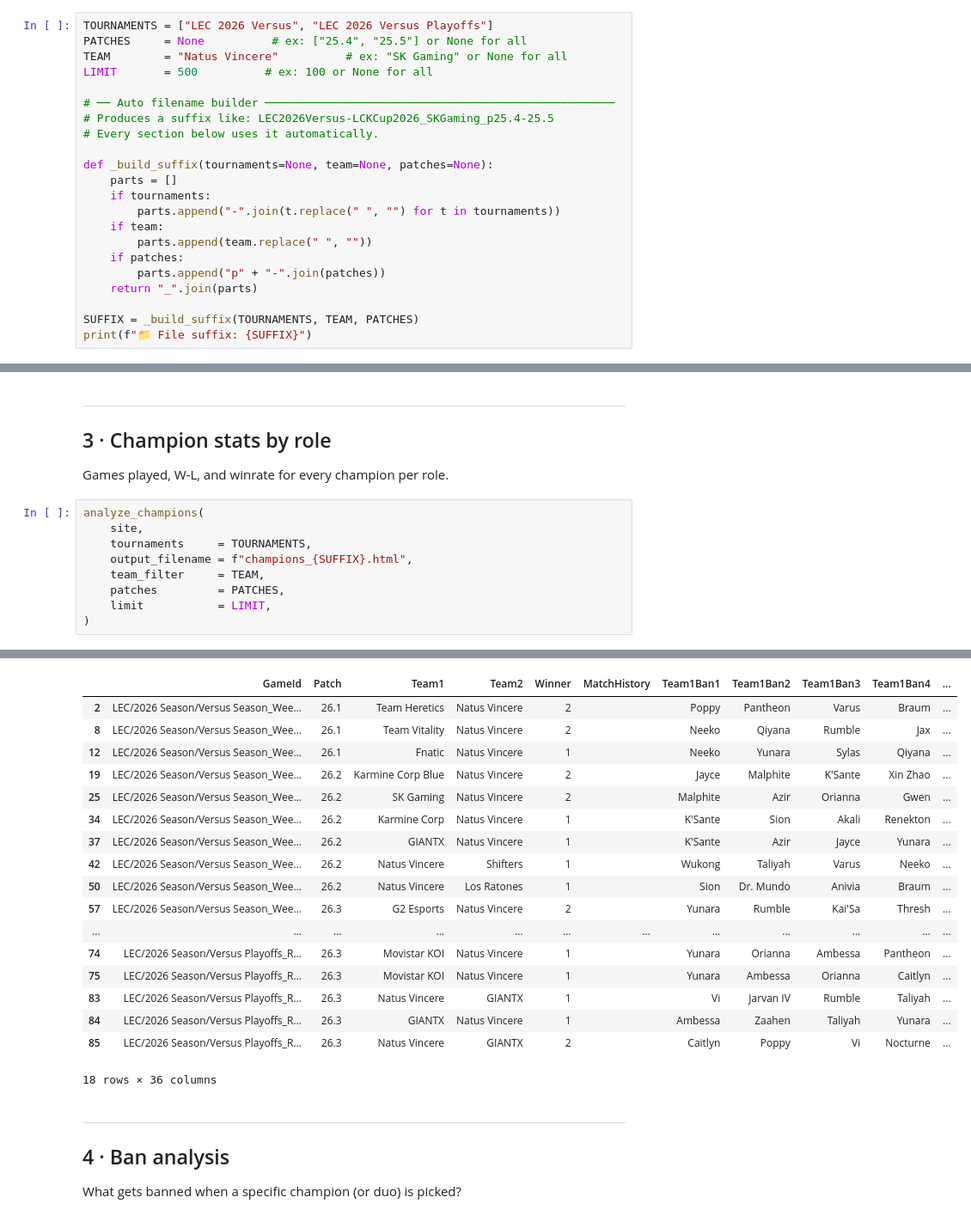
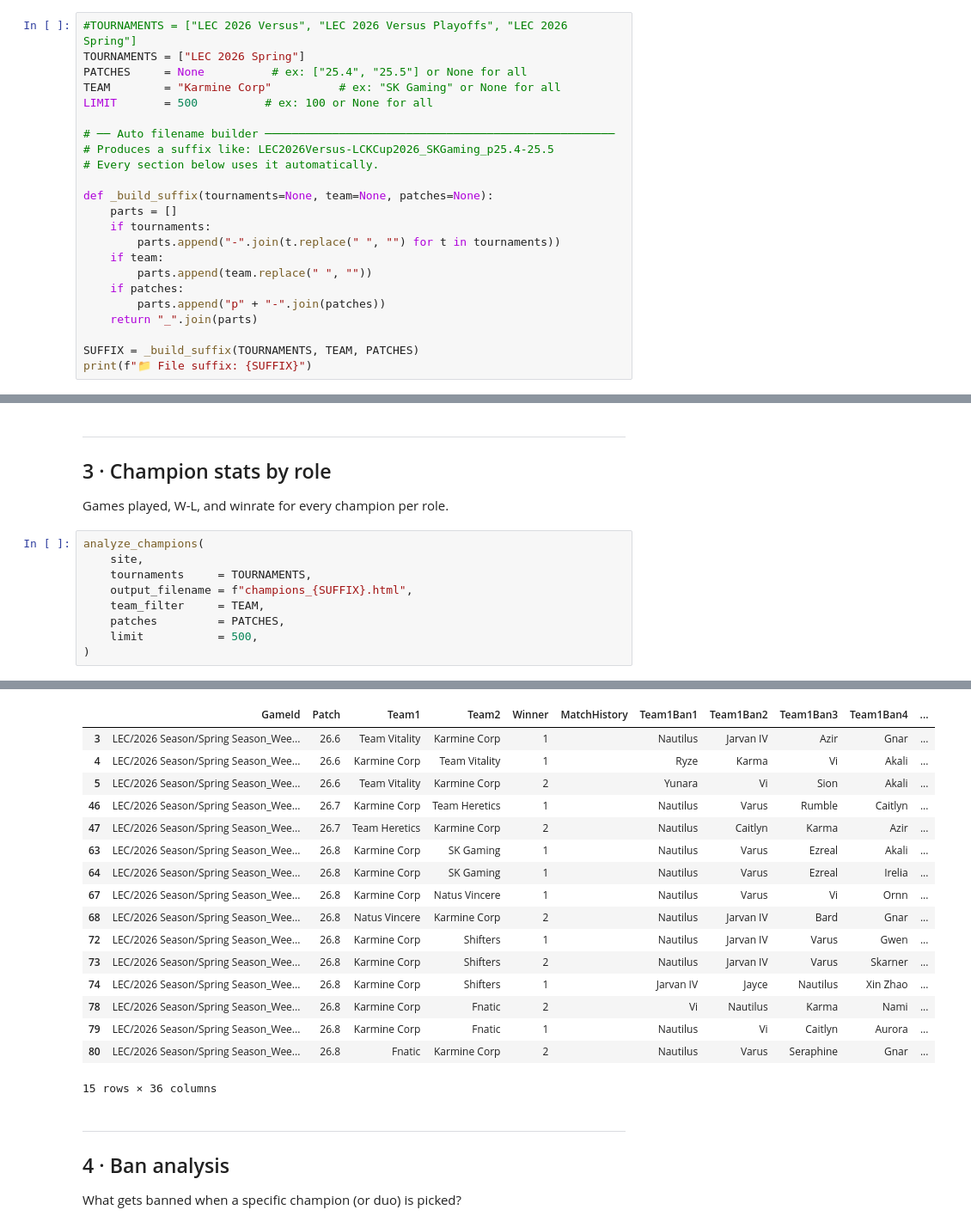
Before and after one commit to NomisRiven/Scrapper-leaguepedia, a Jupyter notebook: draft_queries.ipynb, the cells around one changed output, grey strips where cells are left out. Shown at 86% size. Drawn from its saved outputs; the diff is of its cells as text.

```diff
--- a/draft_queries.ipynb
+++ b/draft_queries.ipynb
@@ -10,9 +10,10 @@ site = connect_to_leaguepedia()
 # %% [markdown]
 ## ⚙️ Config
 # %%
-TOURNAMENTS = ["LEC 2026 Versus", "LEC 2026 Versus Playoffs"]
+#TOURNAMENTS = ["LEC 2026 Versus", "LEC 2026 Versus Playoffs", "LEC 2026 Spring"]
+TOURNAMENTS = ["LEC 2026 Spring"]
 PATCHES     = None          # ex: ["25.4", "25.5"] or None for all
-TEAM        = "Natus Vincere"          # ex: "SK Gaming" or None for all
+TEAM        = "Karmine Corp"          # ex: "SK Gaming" or None for all
 LIMIT       = 500          # ex: 100 or None for all
 
 # ── Auto filename builder ────────────────────────────────────────────────────
@@ -151,7 +212,7 @@ analyze_champions(
     output_filename = f"champions_{SUFFIX}.html",
     team_filter     = TEAM,
     patches         = PATCHES,
-    limit           = LIMIT,
+    limit           = 500,
 )
 # %% [output]
 ============================================================
@@ -174,21 +235,20 @@ Total de games analysées: 18
 |  | GameId | Patch | Team1 | Team2 | Winner | MatchHistory | Team1Ban1 | Team1Ban2 | Team1Ban3 | Team1Ban4 | ... |
-| 2 | LEC/2026 Season/Versus Season_Wee... | 26.1 | Team Heretics | Natus Vincere | 2 |  | Poppy | Pantheon | Varus | Braum | ... |
-| 8 | LEC/2026 Season/Versus Season_Wee... | 26.1 | Team Vitality | Natus Vincere | 2 |  | Neeko | Qiyana | Rumble | Jax | ... |
-| 12 | LEC/2026 Season/Versus Season_Wee... | 26.1 | Fnatic | Natus Vincere | 1 |  | Neeko | Yunara | Sylas | Qiyana | ... |
-| 19 | LEC/2026 Season/Versus Season_Wee... | 26.2 | Karmine Corp Blue | Natus Vincere | 2 |  | Jayce | Malphite | K'Sante | Xin Zhao | ... |
-| 25 | LEC/2026 Season/Versus Season_Wee... | 26.2 | SK Gaming | Natus Vincere | 2 |  | Malphite | Azir | Orianna | Gwen | ... |
-| 34 | LEC/2026 Season/Versus Season_Wee... | 26.2 | Karmine Corp | Natus Vincere | 1 |  | K'Sante | Sion | Akali | Renekton | ... |
-| 37 | LEC/2026 Season/Versus Season_Wee... | 26.2 | GIANTX | Natus Vincere | 1 |  | K'Sante | Azir | Jayce | Yunara | ... |
-| 42 | LEC/2026 Season/Versus Season_Wee... | 26.2 | Natus Vincere | Shifters | 1 |  | Wukong | Taliyah | Varus | Neeko | ... |
-| 50 | LEC/2026 Season/Versus Season_Wee... | 26.2 | Natus Vincere | Los Ratones | 1 |  | Sion | Dr. Mundo | Anivia | Braum | ... |
-| 57 | LEC/2026 Season/Versus Season_Wee... | 26.3 | G2 Esports | Natus Vincere | 2 |  | Yunara | Rumble | Kai'Sa | Thresh | ... |
-| ... | ... | ... | ... | ... | ... | ... | ... | ... | ... | ... | ... |
-| 74 | LEC/2026 Season/Versus Playoffs_R... | 26.3 | Movistar KOI | Natus Vincere | 1 |  | Yunara | Orianna | Ambessa | Pantheon | ... |
-| 75 | LEC/2026 Season/Versus Playoffs_R... | 26.3 | Movistar KOI | Natus Vincere | 1 |  | Yunara | Ambessa | Orianna | Caitlyn | ... |
-| 83 | LEC/2026 Season/Versus Playoffs_R... | 26.3 | Natus Vincere | GIANTX | 1 |  | Vi | Jarvan IV | Rumble | Taliyah | ... |
-| 84 | LEC/2026 Season/Versus Playoffs_R... | 26.3 | GIANTX | Natus Vincere | 1 |  | Ambessa | Zaahen | Taliyah | Yunara | ... |
-| 85 | LEC/2026 Season/Versus Playoffs_R... | 26.3 | Natus Vincere | GIANTX | 2 |  | Caitlyn | Poppy | Vi | Nocturne | ... |
+| 3 | LEC/2026 Season/Spring Season_Wee... | 26.6 | Team Vitality | Karmine Corp | 1 |  | Nautilus | Jarvan IV | Azir | Gnar | ... |
+| 4 | LEC/2026 Season/Spring Season_Wee... | 26.6 | Karmine Corp | Team Vitality | 1 |  | Ryze | Karma | Vi | Akali | ... |
+| 5 | LEC/2026 Season/Spring Season_Wee... | 26.6 | Team Vitality | Karmine Corp | 2 |  | Yunara | Vi | Sion | Akali | ... |
+| 46 | LEC/2026 Season/Spring Season_Wee... | 26.7 | Karmine Corp | Team Heretics | 1 |  | Nautilus | Varus | Rumble | Caitlyn | ... |
+| 47 | LEC/2026 Season/Spring Season_Wee... | 26.7 | Team Heretics | Karmine Corp | 2 |  | Nautilus | Caitlyn | Karma | Azir | ... |
+| 63 | LEC/2026 Season/Spring Season_Wee... | 26.8 | Karmine Corp | SK Gaming | 1 |  | Nautilus | Varus | Ezreal | Akali | ... |
+| 64 | LEC/2026 Season/Spring Season_Wee... | 26.8 | Karmine Corp | SK Gaming | 1 |  | Nautilus | Varus | Ezreal | Irelia | ... |
+| 67 | LEC/2026 Season/Spring Season_Wee... | 26.8 | Karmine Corp | Natus Vincere | 1 |  | Nautilus | Varus | Vi | Ornn | ... |
+| 68 | LEC/2026 Season/Spring Season_Wee... | 26.8 | Natus Vincere | Karmine Corp | 2 |  | Nautilus | Jarvan IV | Bard | Gnar | ... |
+| 72 | LEC/2026 Season/Spring Season_Wee... | 26.8 | Karmine Corp | Shifters | 1 |  | Nautilus | Jarvan IV | Varus | Gwen | ... |
+| 73 | LEC/2026 Season/Spring Season_Wee... | 26.8 | Karmine Corp | Shifters | 2 |  | Nautilus | Jarvan IV | Varus | Skarner | ... |
+| 74 | LEC/2026 Season/Spring Season_Wee... | 26.8 | Karmine Corp | Shifters | 1 |  | Jarvan IV | Jayce | Nautilus | Xin Zhao | ... |
+| 78 | LEC/2026 Season/Spring Season_Wee... | 26.8 | Karmine Corp | Fnatic | 2 |  | Vi | Nautilus | Karma | Nami | ... |
+| 79 | LEC/2026 Season/Spring Season_Wee... | 26.8 | Karmine Corp | Fnatic | 1 |  | Nautilus | Vi | Caitlyn | Aurora | ... |
+| 80 | LEC/2026 Season/Spring Season_Wee... | 26.8 | Fnatic | Karmine Corp | 2 |  | Nautilus | Varus | Seraphine | Gnar | ... |
-18 rows × 36 columns
+15 rows × 36 columns
 # %% [markdown]
 ---
 ## 4 · Ban analysis
```
Also changed, not shown: parts of 13 cells of this notebook, 7 other files.
